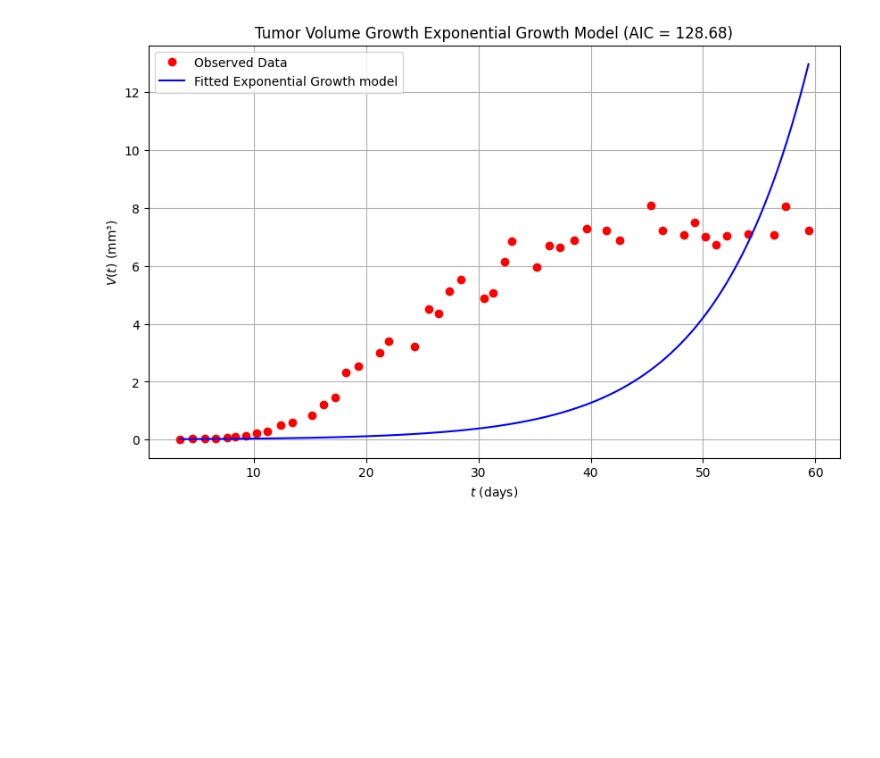
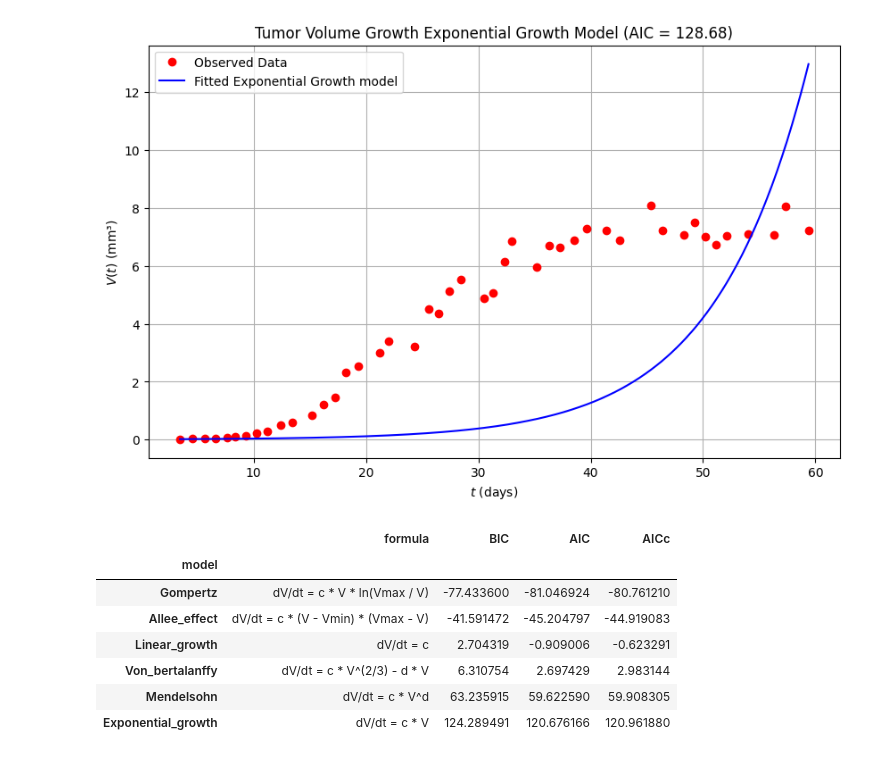
Before and after one commit to BramHanze/Modelering, a Jupyter notebook: runner.ipynb, the cells around one changed output. Saved outputs shown, nothing was run; the diff lists cells and outputs as text; code cells hidden in the pictures; blank space fills up the shorter version.

Commit message:
Fixed von_bertalanffy model in differential and added DataFrame in runner notebook

```diff
--- a/runner.ipynb
+++ b/runner.ipynb
@@ -61,3 +62,54 @@ Model: Mendelsohn, AIC: 67.62259
 [figure]
 Model: Exponential Growth, AIC: 128.676166
 [figure]
+# %%
+results = {'model': [], 'formula': [], 'BIC': [], 'AIC': [], 'AICc': []}
+
+for model_function in [diff.gompertz, diff.mendelsohn, diff.von_bertalanffy, diff.linear_growth, diff.exponential_growth, diff.allee_effect]:
+    model_name = model_function.__name__.capitalize()
+
+    mse, fitted_ts, fitted_Vs = model_function(ts, Vs)
+
+    # Calculate AIC/BIC/AICc
+    n = len(ts)
+    k = 2
+    ln_mse = np.log(mse)
+
+    aic = n * ln_mse + 2 * k
+    bic = k * ln_mse + np.log(n)
+    aicc = aic + (2 * k * n) / (n - k - 1) if n > k + 1 else aic
+
+    # Formulas per model
+    if model_name == "Gompertz":
+        formula = "dV/dt = c * V * ln(Vmax / V)"
+    elif model_name == "Mendelsohn":
+        formula = "dV/dt = c * V^d"
+    elif model_name == "Von_bertalanffy":
+        formula = "dV/dt = c * V^(2/3) - d * V"
+    elif model_name == "Linear_growth":
+        formula = "dV/dt = c"
+    elif model_name == "Exponential_growth":
+        formula = "dV/dt = c * V"
+    elif model_name == "Allee_effect":
+        formula = "dV/dt = c * (V - Vmin) * (Vmax - V)"
+    else:
+        formula = "Onbekend"
+
+    # Save results
+    results['model'].append(model_name)
+    results['formula'].append(formula)
+    results['BIC'].append(bic)
+    results['AIC'].append(aic)
+    results['AICc'].append(aicc)
+
+# Create DataFrame and sort
+pd.DataFrame(results).set_index('model').sort_values('BIC')
+# %% [output]
+|  | formula | BIC | AIC | AICc |
+| model |  |  |  |  |
+| Gompertz | dV/dt = c * V * ln(Vmax / V) | -77.433600 | -81.046924 | -80.761210 |
+| Allee_effect | dV/dt = c * (V - Vmin) * (Vmax - V) | -41.591472 | -45.204797 | -44.919083 |
+| Linear_growth | dV/dt = c | 2.704319 | -0.909006 | -0.623291 |
+| Von_bertalanffy | dV/dt = c * V^(2/3) - d * V | 6.310754 | 2.697429 | 2.983144 |
+| Mendelsohn | dV/dt = c * V^d | 63.235915 | 59.622590 | 59.908305 |
+| Exponential_growth | dV/dt = c * V | 124.289491 | 120.676166 | 120.961880 |
```
Also changed, not shown: parts of 1 cell of this notebook, 1 other file.
